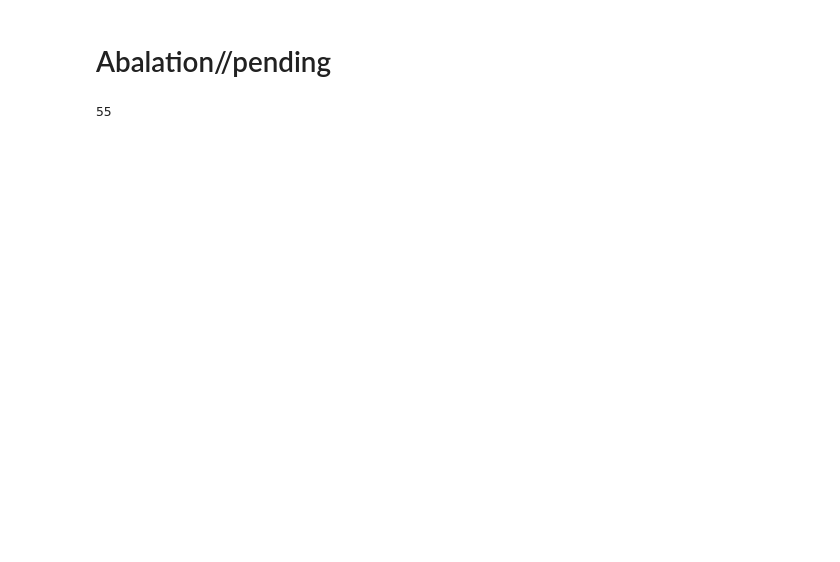
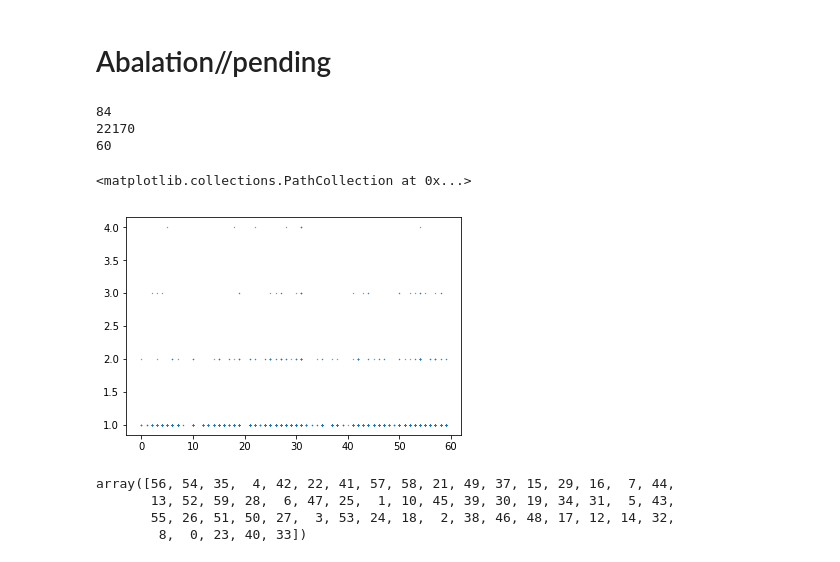
Before and after one commit to pFiT2700/sale_prediction, a Jupyter notebook: solution_sales.ipynb, the cells around one changed output. Saved outputs shown, nothing was run; the diff lists cells and outputs as text; code cells hidden in the pictures; blank space fills up the shorter version.

```diff
--- a/solution_sales.ipynb
+++ b/solution_sales.ipynb
@@ -5,6 +8,7 @@ import pandas as pd
 # %%
 raw_train_data = pd.read_csv("sales_train.csv")
 category_data = pd.read_csv("items.csv").loc[:,["item_id", "item_category_id"]]
+df = raw_train_data.join(category_data.set_index("item_id"), on = "item_id").drop("date", axis = 1)
 category_data_dict = {x[0]:x[1] for x in category_data.itertuples(index = False)}
-sample_train = raw_train_data.sample(frac=0.001, replace = True).loc[:, ["date_block_num", "shop_id", "item_id", "item_price", "item_cnt_day"]]
+df = df.sample(frac=0.005, replace = True)
 # %% [markdown]
@@ -12,5 +30,13 @@ sample_train = raw_train_data.sample(frac=0.001, replace = True).loc[:, ["date_b
 # %% [markdown]
 # Abalation//pending
+# %%
+print(len(set(category_data.item_category_id.unique())))
+print(len(set(category_data.item_id.unique())))
+print(len(set(raw_train_data.shop_id.unique())))
+# %% [output]
+84
+22170
+60
 # %%
 # def getSubSampleTrainTestSet(data_set,):
 sample_item_set = set(sample_train.item_id)
@@ -22,7 +48,3 @@ def isInTraining(item_id):
 def getCategoryIdForItem(item_id):
 #     return category_data.loc[category_data["item_id"] == item_id , "item_id"]
     return category_data_dict[item_id]
-# %%
-print(getCategoryIdForItem(1723))
-# %% [output]
-55
@@ -28,0 +53,16 @@ print(getCategoryIdForItem(1723))
+# %%
+_df = df[["shop_id", "item_cnt_day", "item_price","item_category_id", "item_id"]].loc[(df["item_price"]<1000)
+& (df["item_cnt_day"] < 5) & (df["item_price"] > 0) & (df["item_cnt_day"] > 0)]
+# _df = df[['item_price','item_cnt_day','date_block_num','shop_id']].loc[(df['item_price']>0) & (df['item_price']<100000) & (df['item_cnt_day']<50)]
+# %%
+plt.scatter(_df["shop_id"], _df["item_cnt_day"], s=0.1)
+# %% [output]
+<matplotlib.collections.PathCollection at 0x...>
+[figure, added]
+# %%
+pd.unique(_df["shop_id"])
+# %% [output]
+array([56, 54, 35,  4, 42, 22, 41, 57, 58, 21, 49, 37, 15, 29, 16,  7, 44,
+       13, 52, 59, 28,  6, 47, 25,  1, 10, 45, 39, 30, 19, 34, 31,  5, 43,
+       55, 26, 51, 50, 27,  3, 53, 24, 18,  2, 38, 46, 48, 17, 12, 14, 32,
+        8,  0, 23, 40, 33])
```
Also changed, not shown: parts of 20 cells of this notebook.
